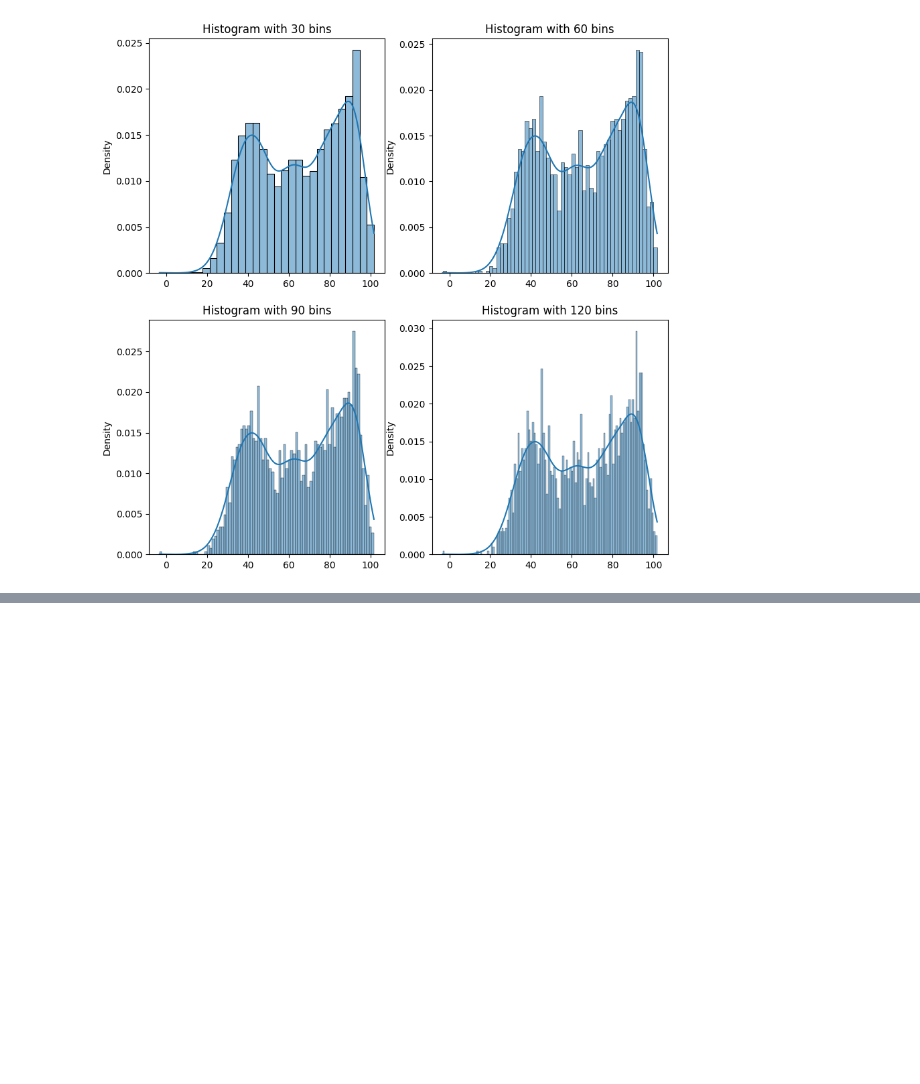
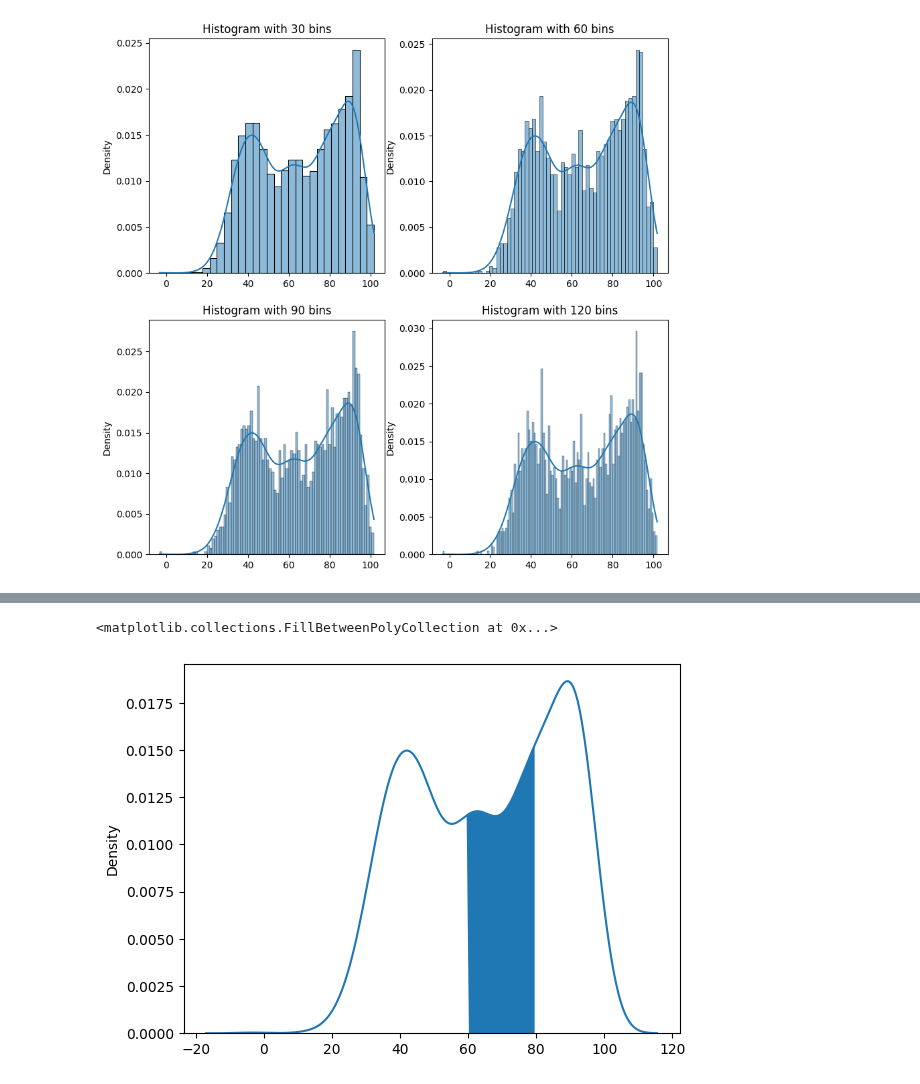
Before and after one commit to drolsonmi/math2040, a Jupyter notebook: Lectures/code/2040_11_Distributions.ipynb, the cells around one changed output, grey strips where cells are left out. Saved outputs shown, nothing was run; the diff lists cells and outputs as text; code cells hidden in the pictures; blank space fills up the shorter version.

```diff
--- a/Lectures/code/2040_11_Distributions.ipynb
+++ b/Lectures/code/2040_11_Distributions.ipynb
@@ -35,0 +48,12 @@ Text(0.5, 1.0, 'Histogram with 120 bins')
+# %%
+ax = sns.kdeplot(T, bw_adjust=1)
+kde_line = ax.lines[0]
+x_data = kde_line.get_xdata()
+y_data = kde_line.get_ydata()
+lower_bound = 60
+upper_bound = 80
+mask = (x_data>=lower_bound) & (x_data<=upper_bound)
+ax.fill_between(x_data,y_data,where=mask, interpolate=True)
+# %% [output]
+<matplotlib.collections.FillBetweenPolyCollection at 0x...>
+[figure, added]
```
Also changed, not shown: parts of 4 cells of this notebook, 2 other files.
